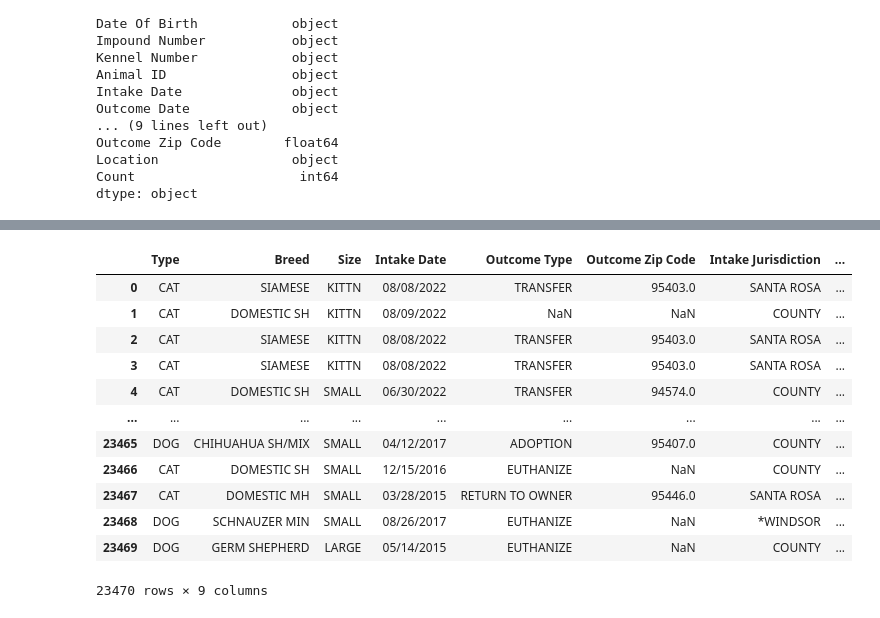
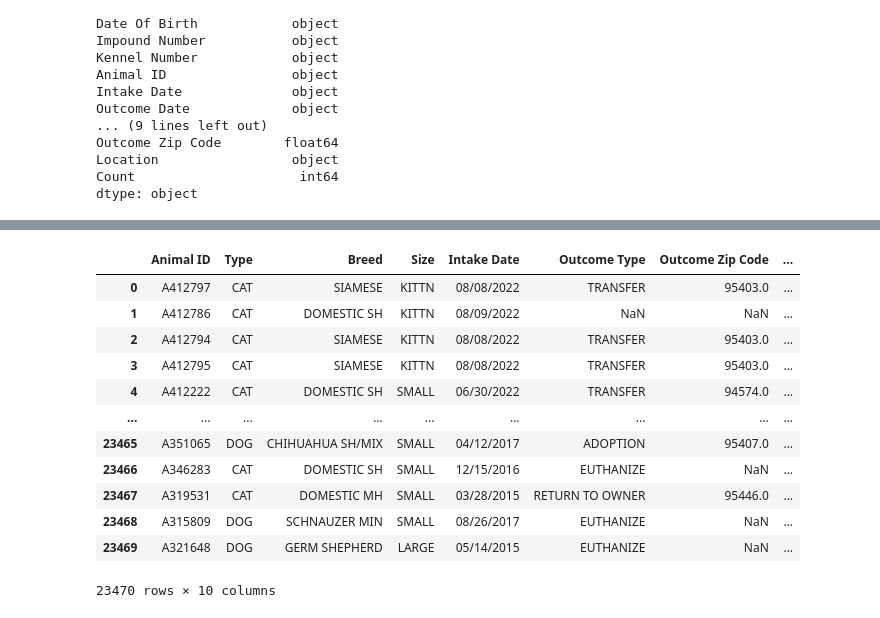
Before and after one commit to kaygar86/team_12_project, a Jupyter notebook: SonomaShelters.ipynb, the cells around one changed output, grey strips where cells are left out. Drawn from its saved outputs; the diff is of its cells as text; code cells hidden in the pictures.

```diff
--- a/SonomaShelters.ipynb
+++ b/SonomaShelters.ipynb
@@ -104,20 +83,20 @@ outcome_type
 # %%
-filtered_df = shelter_data_df[['Type','Breed','Size','Intake Date','Outcome Type','Outcome Zip Code','Intake Jurisdiction','Outcome Jurisdiction','Location']]
+filtered_df = shelter_data_df[['Animal ID','Type','Breed','Size','Intake Date','Outcome Type','Outcome Zip Code','Intake Jurisdiction','Outcome Jurisdiction','Location']]
 filtered_df
 # %% [output]
-|  | Type | Breed | Size | Intake Date | Outcome Type | Outcome Zip Code | Intake Jurisdiction | ... |
-| 0 | CAT | SIAMESE | KITTN | 08/08/2022 | TRANSFER | 95403.0 | SANTA ROSA | ... |
-| 1 | CAT | DOMESTIC SH | KITTN | 08/09/2022 | NaN | NaN | COUNTY | ... |
-| 2 | CAT | SIAMESE | KITTN | 08/08/2022 | TRANSFER | 95403.0 | SANTA ROSA | ... |
-| 3 | CAT | SIAMESE | KITTN | 08/08/2022 | TRANSFER | 95403.0 | SANTA ROSA | ... |
-| 4 | CAT | DOMESTIC SH | SMALL | 06/30/2022 | TRANSFER | 94574.0 | COUNTY | ... |
+|  | Animal ID | Type | Breed | Size | Intake Date | Outcome Type | Outcome Zip Code | ... |
+| 0 | A412797 | CAT | SIAMESE | KITTN | 08/08/2022 | TRANSFER | 95403.0 | ... |
+| 1 | A412786 | CAT | DOMESTIC SH | KITTN | 08/09/2022 | NaN | NaN | ... |
+| 2 | A412794 | CAT | SIAMESE | KITTN | 08/08/2022 | TRANSFER | 95403.0 | ... |
+| 3 | A412795 | CAT | SIAMESE | KITTN | 08/08/2022 | TRANSFER | 95403.0 | ... |
+| 4 | A412222 | CAT | DOMESTIC SH | SMALL | 06/30/2022 | TRANSFER | 94574.0 | ... |
 | ... | ... | ... | ... | ... | ... | ... | ... | ... |
-| 23465 | DOG | CHIHUAHUA SH/MIX | SMALL | 04/12/2017 | ADOPTION | 95407.0 | COUNTY | ... |
-| 23466 | CAT | DOMESTIC SH | SMALL | 12/15/2016 | EUTHANIZE | NaN | COUNTY | ... |
-| 23467 | CAT | DOMESTIC MH | SMALL | 03/28/2015 | RETURN TO OWNER | 95446.0 | SANTA ROSA | ... |
-| 23468 | DOG | SCHNAUZER MIN | SMALL | 08/26/2017 | EUTHANIZE | NaN | *WINDSOR | ... |
-| 23469 | DOG | GERM SHEPHERD | LARGE | 05/14/2015 | EUTHANIZE | NaN | COUNTY | ... |
+| 23465 | A351065 | DOG | CHIHUAHUA SH/MIX | SMALL | 04/12/2017 | ADOPTION | 95407.0 | ... |
+| 23466 | A346283 | CAT | DOMESTIC SH | SMALL | 12/15/2016 | EUTHANIZE | NaN | ... |
+| 23467 | A319531 | CAT | DOMESTIC MH | SMALL | 03/28/2015 | RETURN TO OWNER | 95446.0 | ... |
+| 23468 | A315809 | DOG | SCHNAUZER MIN | SMALL | 08/26/2017 | EUTHANIZE | NaN | ... |
+| 23469 | A321648 | DOG | GERM SHEPHERD | LARGE | 05/14/2015 | EUTHANIZE | NaN | ... |
-23470 rows × 9 columns
+23470 rows × 10 columns
 # %%
 filtered_df = filtered_df.rename(columns={'Type': 'Animal Type'})
 filtered_df
```
Also changed, not shown: parts of 6 cells of this notebook, 1 other file.
